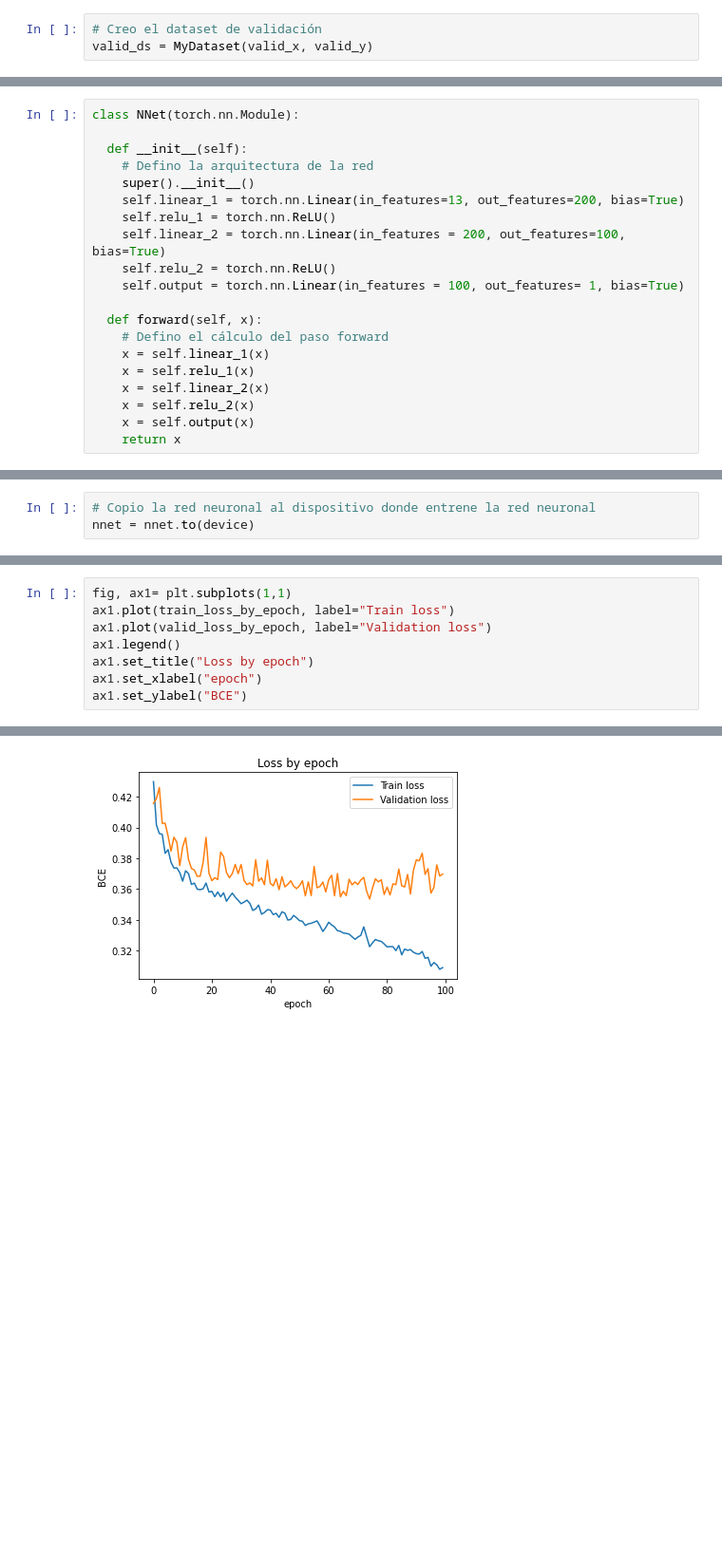
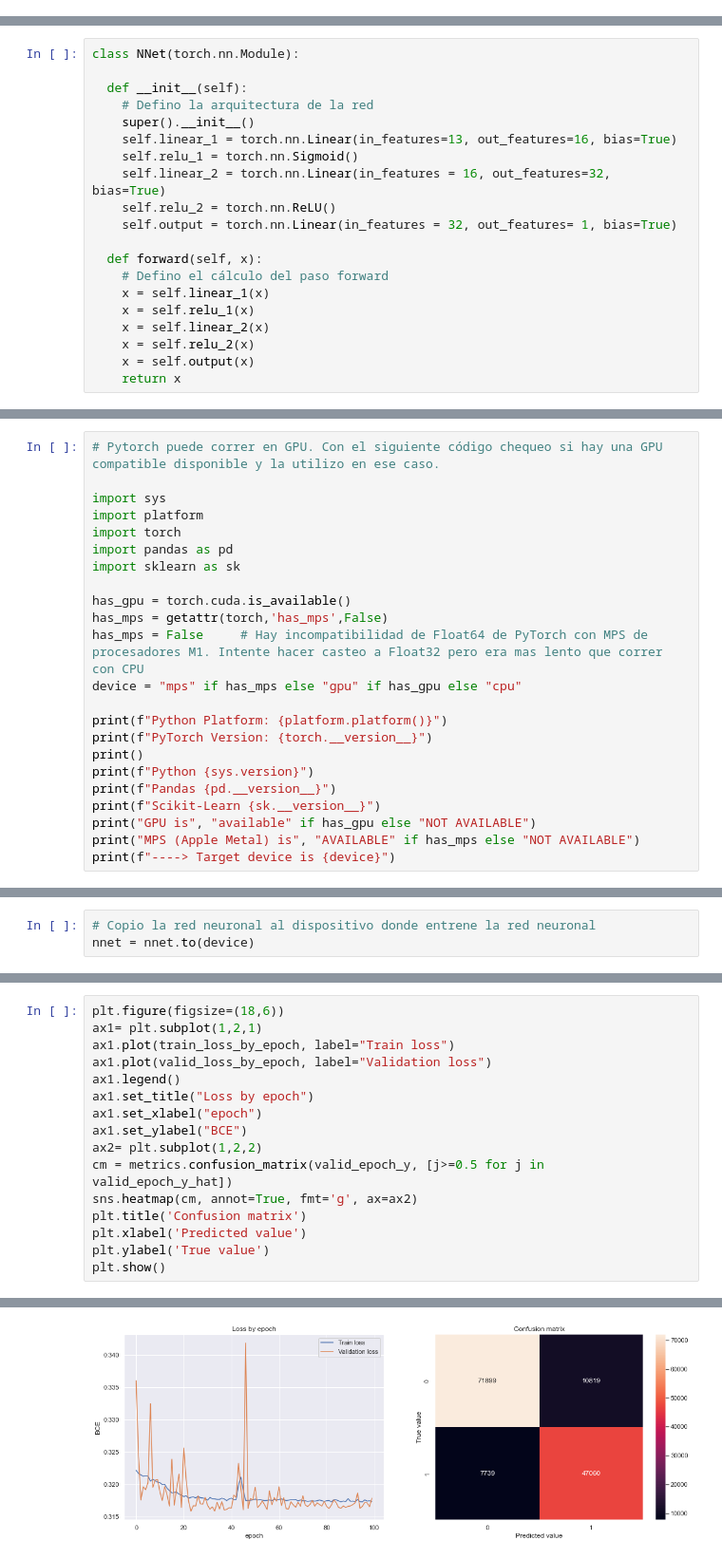
Before and after one commit to mbrito96/CEIA, a Jupyter notebook: X8_DeepLearning/Examen final/ej4.ipynb, the cells around one changed output, grey strips where cells are left out. Shown at 95% size. Saved outputs shown, nothing was run; the diff lists cells and outputs as text; blank space fills up the shorter version.

```diff
--- a/X8_DeepLearning/Examen final/ej4.ipynb
+++ b/X8_DeepLearning/Examen final/ej4.ipynb
@@ -515,3 +349,0 @@ train_ds[20]
-# %%
-# Creo el dataset de validación
-valid_ds = MyDataset(valid_x, valid_y)
@@ -576,11 +360,11 @@ class NNet(torch.nn.Module):
   def __init__(self):
     # Defino la arquitectura de la red
     super().__init__()
-    self.linear_1 = torch.nn.Linear(in_features=13, out_features=200, bias=True)
-    self.relu_1 = torch.nn.ReLU()
-    self.linear_2 = torch.nn.Linear(in_features = 200, out_features=100, bias=True)
+    self.linear_1 = torch.nn.Linear(in_features=13, out_features=16, bias=True)
+    self.relu_1 = torch.nn.Sigmoid()
+    self.linear_2 = torch.nn.Linear(in_features = 16, out_features=32, bias=True)
     self.relu_2 = torch.nn.ReLU()
-    self.output = torch.nn.Linear(in_features = 100, out_features= 1, bias=True)
+    self.output = torch.nn.Linear(in_features = 32, out_features= 1, bias=True)
 
   def forward(self, x):
     # Defino el cálculo del paso forward
@@ -655,0 +407,23 @@ device
+# %%
+# Pytorch puede correr en GPU. Con el siguiente código chequeo si hay una GPU compatible disponible y la utilizo en ese caso.
+
+import sys
+import platform
+import torch
+import pandas as pd
+import sklearn as sk
+
+has_gpu = torch.cuda.is_available()
+has_mps = getattr(torch,'has_mps',False)
+has_mps = False     # Hay incompatibilidad de Float64 de PyTorch con MPS de procesadores M1. Intente hacer casteo a Float32 pero era mas lento que correr con CPU
+device = "mps" if has_mps else "gpu" if has_gpu else "cpu"
+
+print(f"Python Platform: {platform.platform()}")
+print(f"PyTorch Version: {torch.__version__}")
+print()
+print(f"Python {sys.version}")
+print(f"Pandas {pd.__version__}")
+print(f"Scikit-Learn {sk.__version__}")
+print("GPU is", "available" if has_gpu else "NOT AVAILABLE")
+print("MPS (Apple Metal) is", "AVAILABLE" if has_mps else "NOT AVAILABLE")
+print(f"----> Target device is {device}")
@@ -780,9 +566,17 @@ for epoch in range(epochs):
 # %%
-fig, ax1= plt.subplots(1,1)
+plt.figure(figsize=(18,6))
+ax1= plt.subplot(1,2,1)
 ax1.plot(train_loss_by_epoch, label="Train loss")
 ax1.plot(valid_loss_by_epoch, label="Validation loss")
 ax1.legend()
 ax1.set_title("Loss by epoch")
 ax1.set_xlabel("epoch")
 ax1.set_ylabel("BCE")
+ax2= plt.subplot(1,2,2)
+cm = metrics.confusion_matrix(valid_epoch_y, [j>=0.5 for j in valid_epoch_y_hat])
+sns.heatmap(cm, annot=True, fmt='g', ax=ax2)
+plt.title('Confusion matrix')
+plt.xlabel('Predicted value')
+plt.ylabel('True value')
+plt.show()
 # %% [output]
@@ -790 +583 @@ Text(0, 0.5, 'BCE')
-[figure, old version]
+[figure, new version]
```
Also changed, not shown: parts of 49 cells of this notebook.
